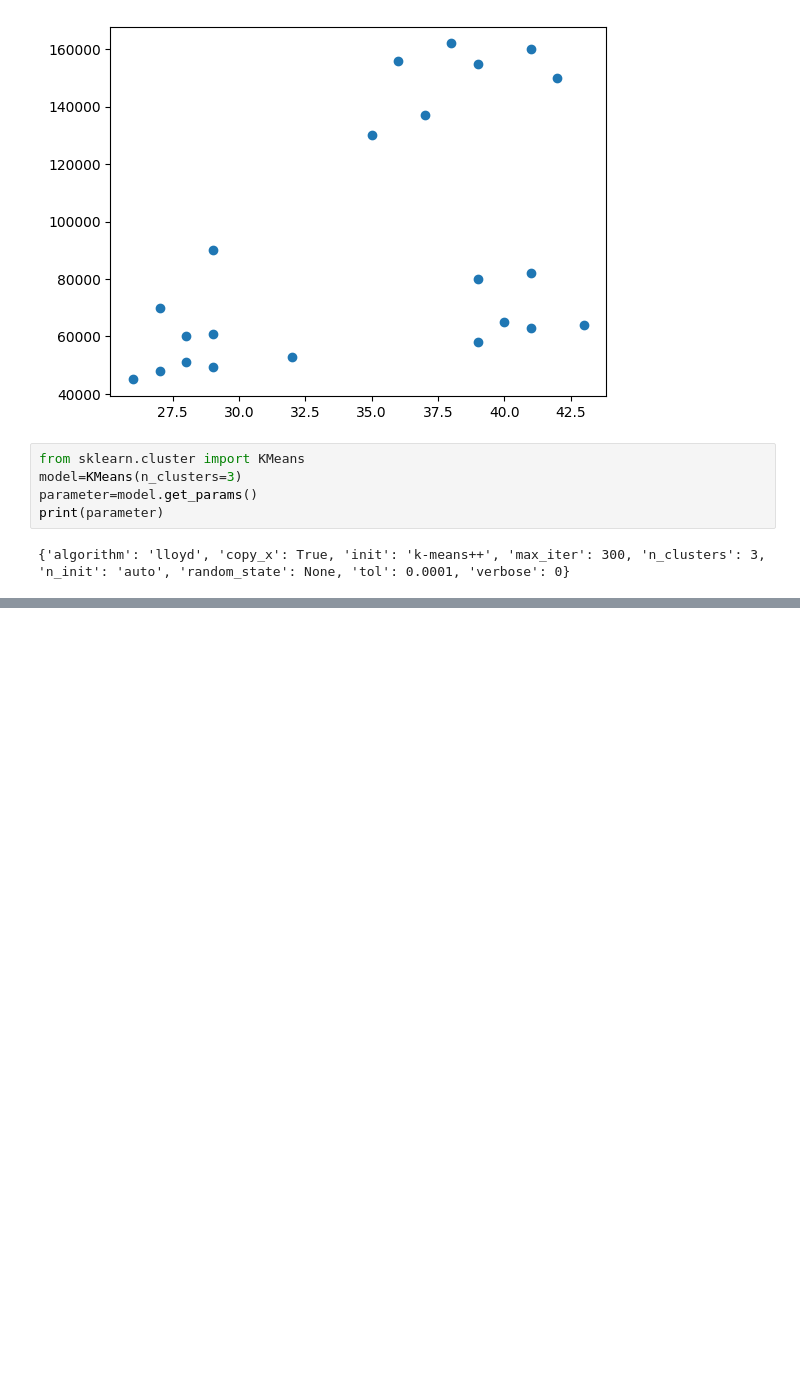
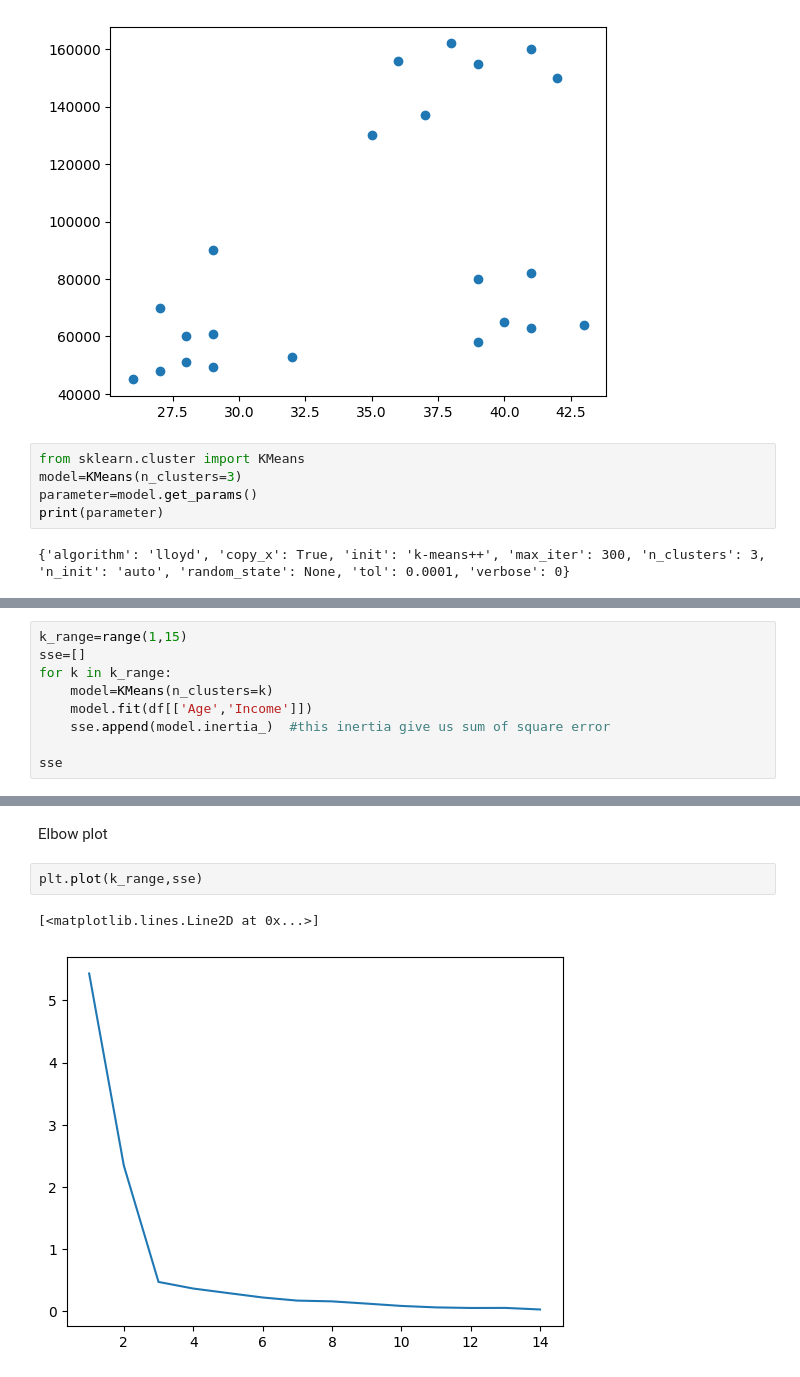
Before and after one commit to MdRimon29/ML-Algorithms, a Jupyter notebook: K Means Clustering/K_Means_Clustering.ipynb, the cells around one changed output, grey strips where cells are left out. Saved outputs shown, nothing was run; the diff lists cells and outputs as text; blank space fills up the shorter version.

```diff
--- a/K Means Clustering/K_Means_Clustering.ipynb
+++ b/K Means Clustering/K_Means_Clustering.ipynb
@@ -29,0 +113,9 @@ y_pred
+# %%
+k_range=range(1,15)
+sse=[]
+for k in k_range:
+    model=KMeans(n_clusters=k)
+    model.fit(df[['Age','Income']])
+    sse.append(model.inertia_)  #this inertia give us sum of square error
+
+sse
@@ -29,0 +137,7 @@ y_pred
+# %% [markdown]
+Elbow plot
+# %%
+plt.plot(k_range,sse)
+# %% [output]
+[<matplotlib.lines.Line2D at 0x...>]
+[figure, added]
```
Also changed, not shown: parts of 13 cells of this notebook, 1 other file.
